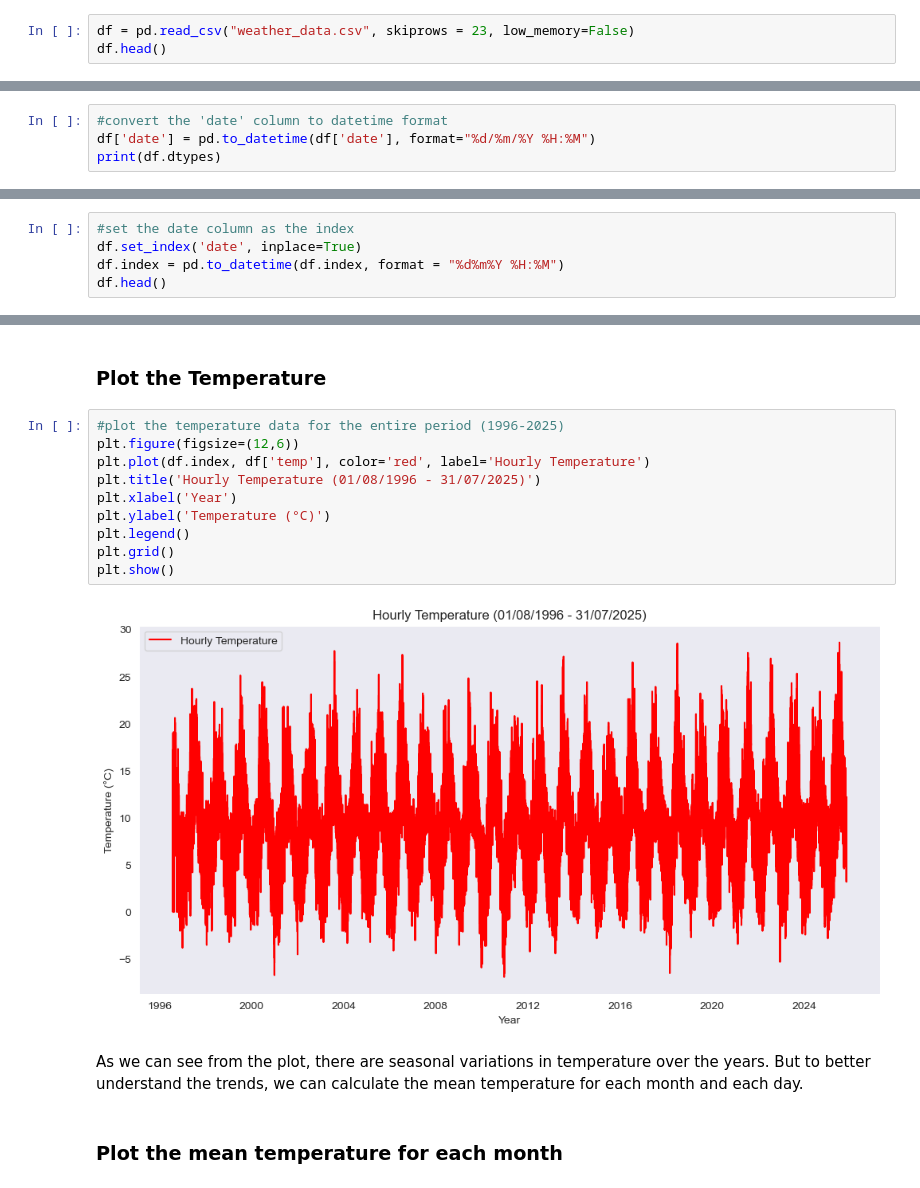
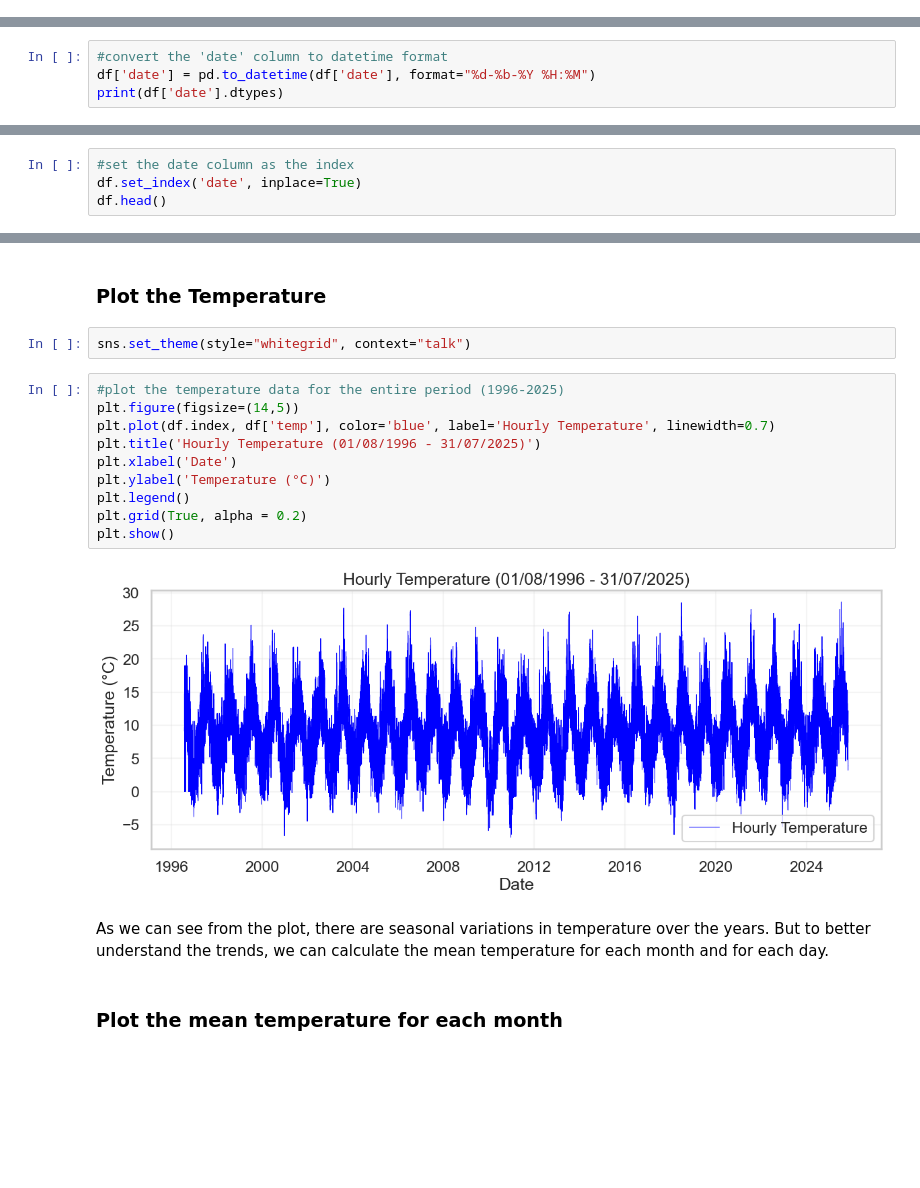
Before and after one commit to AnnaLozenko/PFDA_assignments, a Jupyter notebook: assignment_6_Weather.ipynb, the cells around one changed output, grey strips where cells are left out. Saved outputs shown, nothing was run; the diff lists cells and outputs as text; blank space fills up the shorter version.

```diff
--- a/assignment_6_Weather.ipynb
+++ b/assignment_6_Weather.ipynb
@@ -26,3 +33,0 @@ import seaborn as sns
-# %%
-df = pd.read_csv("weather_data.csv", skiprows = 23, low_memory=False)
-df.head()
@@ -99,5 +96,5 @@ dtype: object
 # %%
 #convert the 'date' column to datetime format
-df['date'] = pd.to_datetime(df['date'], format="%d/%m/%Y %H:%M")
-print(df.dtypes)
+df['date'] = pd.to_datetime(df['date'], format="%d-%b-%Y %H:%M")
+print(df['date'].dtypes)
 # %% [output]
@@ -121,7 +102,6 @@ dtype: object
 # %%
 #set the date column as the index
 df.set_index('date', inplace=True)
-df.index = pd.to_datetime(df.index, format = "%d%m%Y %H:%M")
 df.head()
 # %% [output]
 |  | ind | rain | ind.1 | temp | ind.2 | wetb | dewpt | vappr | rhum | msl | ind.3 | ... |
@@ -154,20 +134,22 @@ df.head(10)
 ## Temperature Analysis
 # %% [markdown]
 ### Plot the Temperature
+# %%
+sns.set_theme(style="whitegrid", context="talk")
 # %%
 #plot the temperature data for the entire period (1996-2025)
-plt.figure(figsize=(12,6))
-plt.plot(df.index, df['temp'], color='red', label='Hourly Temperature')
+plt.figure(figsize=(14,5))
+plt.plot(df.index, df['temp'], color='blue', label='Hourly Temperature', linewidth=0.7)
 plt.title('Hourly Temperature (01/08/1996 - 31/07/2025)')
-plt.xlabel('Year')
+plt.xlabel('Date')
 plt.ylabel('Temperature (°C)')
 plt.legend()
-plt.grid()
+plt.grid(True, alpha = 0.2)
 plt.show()
 # %% [output]
-[figure, old version]
+[figure, new version]
 # %% [markdown]
-As we can see from the plot, there are seasonal variations in temperature over the years. But to better understand the trends, we can calculate the mean temperature for each month and each day.
+As we can see from the plot, there are seasonal variations in temperature over the years. But to better understand the trends, we can calculate the mean temperature for each month and for each day.
 # %% [markdown]
 ### Plot the mean temperature for each month
 # %%
```
Also changed, not shown: parts of 27 cells of this notebook.
